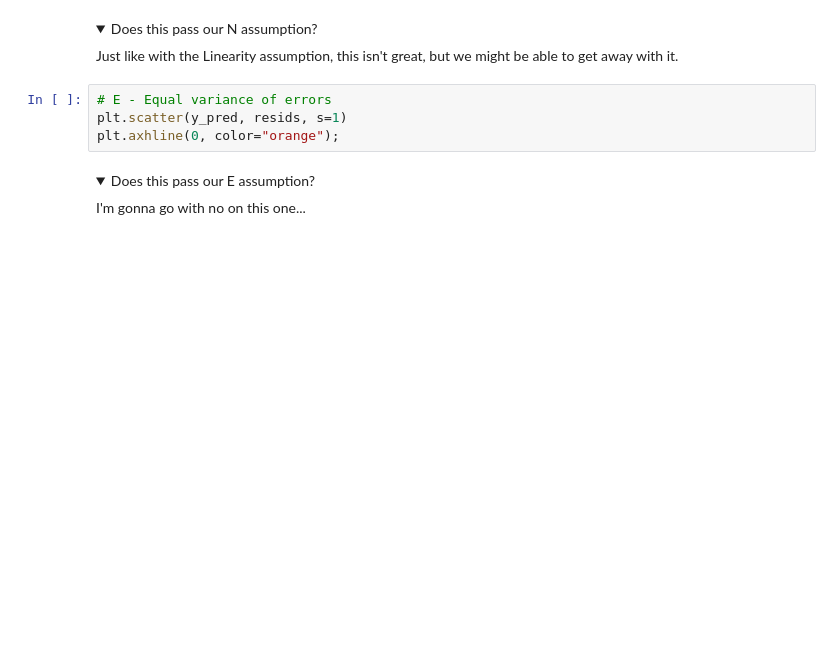
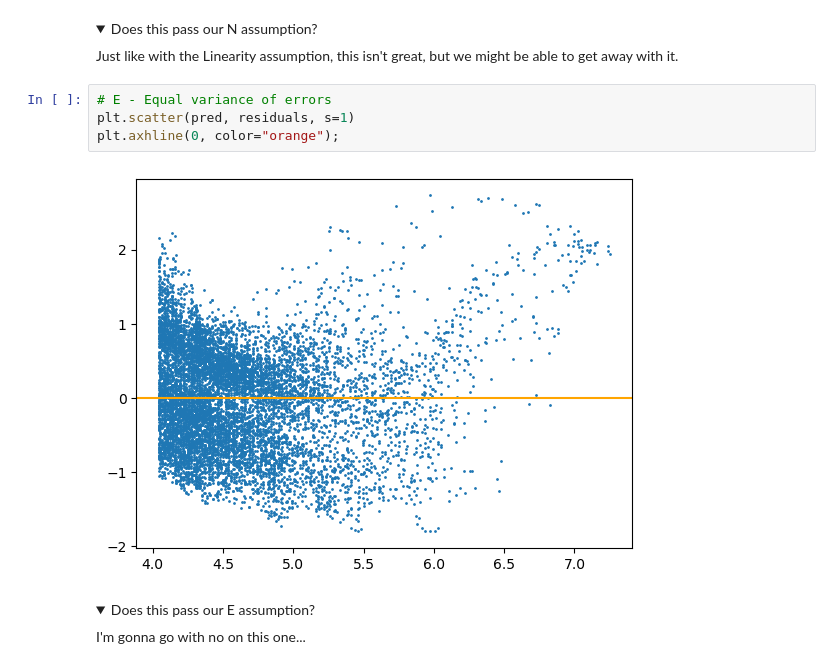
Before and after one commit to davidcherney/GADSI, a Jupyter notebook: 14-linear-regression/starter-code.ipynb, the cells around one changed output. Cells and saved outputs as stored; diff of their text form; folded sections open; blank space fills up the shorter version.

```diff
--- a/14-linear-regression/starter-code.ipynb
+++ b/14-linear-regression/starter-code.ipynb
@@ -355,8 +368,10 @@ Just like with the Linearity assumption, this isn't great, but we might be able
 </details>
 # %%
 # E - Equal variance of errors
-plt.scatter(y_pred, resids, s=1)
+plt.scatter(pred, residuals, s=1)
 plt.axhline(0, color="orange");
+# %% [output]
+[figure, added]
 # %% [markdown]
 <details><summary>Does this pass our E assumption?</summary>
 I'm gonna go with no on this one...
```
Also changed, not shown: parts of 64 cells of this notebook, 1 other file.
